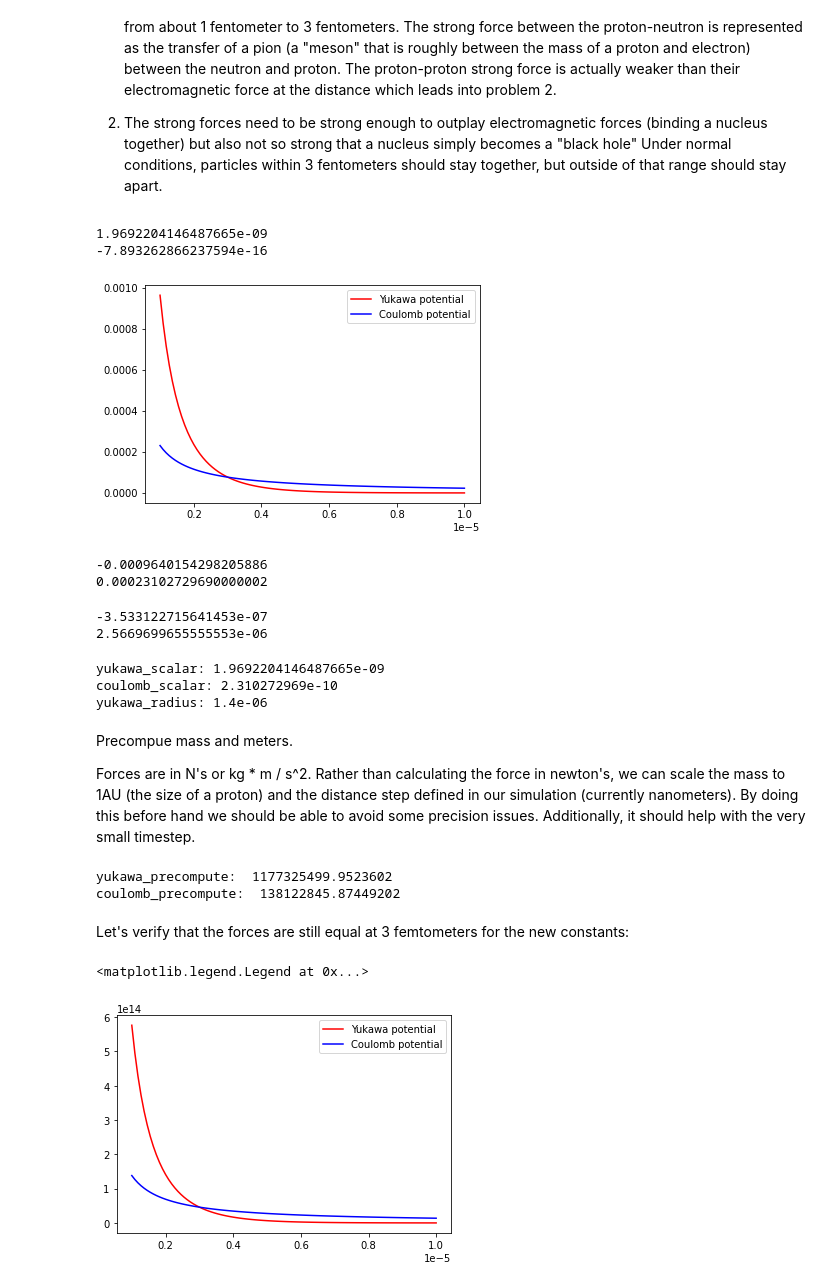
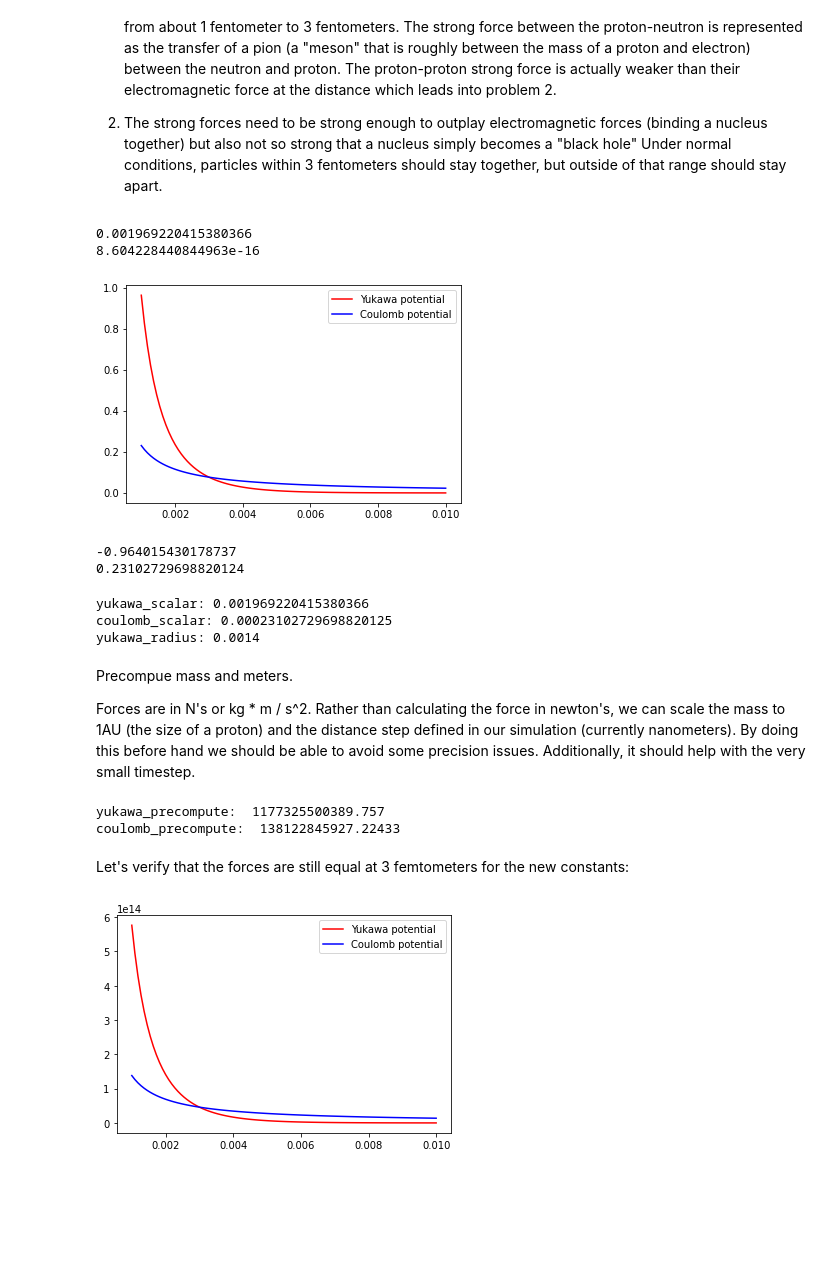
Before and after one commit to IoannisYpsilantis/particle-sim, a Jupyter notebook: equations.ipynb, the cells around one changed output. Cells and saved outputs as stored; diff of their text form; code cells hidden in the pictures; blank space fills up the shorter version.

```diff
--- a/equations.ipynb
+++ b/equations.ipynb
@@ -5,0 +4,8 @@ This file is mainly for testing some equations and how they grow decay based on
+# %%
+proton_mass = 1.6726219e-27
+distance_scale = 1e-12
+timeStep = 1e-9
+
+scale_factor = 1e-15 / distance_scale
+
+proton_electron_ratio = 1836.15267343
@@ -5,0 +53,3 @@ This file is mainly for testing some equations and how they grow decay based on
+# %%
+scalar = 9e9 * 1.602176634e-19 * 1.602176634e-19 / (distance_scale * distance_scale)
+scalar
@@ -23,18 +75,19 @@ def coulomb_potential(r, scalar, q1, q2):
 C = 1 #Needs to be experimentally determined. Here we'll just force it so that the coloumb and yukawa potentials balance as 3 femtometers.
 
 #I've seen this as 1.4e-15, here I've used 1.4e-3 since radius is in pm right now.
-R = 1.4e-6 #This is the distance we expect the strong force to start becoming very insignificant.
+
+R = 1.4 * scale_factor #This is the distance we expect the strong force to start becoming very insignificant.
 
 #In all equations I think epsilon_0 should hold, given this is a well used constant.
-scalar = 2.310272969e-10
 q1 = 1
 q2 = 1
 # plt.plot(x, y2, label='Coulomb potential')
 
 mod = 1
 
+switch_value = 3 * scale_factor
 while True:
-    error = yukawa_potential(3e-6, C, R) + coulomb_potential(3e-6, scalar, q1, q2)
+    error = yukawa_potential(switch_value, C, R) + coulomb_potential(switch_value, scalar, q1, q2)
     if np.abs(error) < 1e-15 or mod < 1e-10:
         break
     if error > 0:
@@ -46,7 +99,7 @@ while True:
 print(C)
 print(error)
 
-x = np.linspace(1e-6, 10e-6, 100)
+x = np.linspace(1 * scale_factor, 10 * scale_factor, 100)
 y = yukawa_potential(x, C, R)
 plt.plot(x, -y, label='Yukawa potential', color='red')
 
@@ -72,35 +125,25 @@ print(max(y2))
 
 #The exact value needs to be tuned to interplay well with coloumb forces
 # %% [output]
-1.9692204146487665e-09
--7.893262866237594e-16
+0.001969220415380366
+8.604228440844963e-16
-[figure, old version]
+[figure, new version]
--0.0009640154298205886
-0.00023102729690000002
+-0.964015430178737
+0.23102729698820124
-# %%
-print(yukawa_potential(9e-6, C, R))
-
-print(coulomb_potential(9e-5, scalar, q1, q2))
-# %% [output]
--3.533122715641453e-07
-2.5669699655555553e-06
 # %%
 print("yukawa_scalar:", C)
 print("coulomb_scalar:", scalar)
 print("yukawa_radius:", R)
 # %% [output]
-yukawa_scalar: 1.9692204146487665e-09
-coulomb_scalar: 2.310272969e-10
-yukawa_radius: 1.4e-06
+yukawa_scalar: 0.001969220415380366
+coulomb_scalar: 0.00023102729698820125
+yukawa_radius: 0.0014
 # %% [markdown]
 Precompue mass and meters.
 
 Forces are in N's or kg * m / s^2. Rather than calculating the force in newton's, we can scale the mass to 1AU (the size of a proton) and the distance step defined in our simulation (currently nanometers). By doing this before hand we should be able to avoid some precision issues. Additionally, it should help with the very small timestep.
 # %%
-proton_mass = 1.6726219e-27
-distance_scale = 1e-9
 
-proton_electron_ratio = 1836.15267343
 
 C_new = C / proton_mass * distance_scale
 print("yukawa_precompute: ", C_new)
@@ -108,21 +151,23 @@ print("yukawa_precompute: ", C_new)
 scalar_new = scalar / proton_mass * distance_scale
 print("coulomb_precompute: ", scalar_new)
 # %% [output]
-yukawa_precompute:  1177325499.9523602
-coulomb_precompute:  138122845.87449202
+yukawa_precompute:  1177325500389.757
+coulomb_precompute:  138122845927.22433
 # %% [markdown]
 Let's verify that the forces are still equal at 3 femtometers for the new constants:
 # %%
-x = np.linspace(1e-6, 10e-6, 100)
+
+x = np.linspace(1 * scale_factor, 10 * scale_factor, 100)
 
 y = yukawa_potential(x, C_new, R)
 plt.plot(x, -y, label='Yukawa potential', color='red')
 
 y2 = coulomb_potential(x, scalar_new, q1, q2)
 
 plt.plot(x, y2, label='Coulomb potential', color="blue")
 
 plt.legend()
+
+plt.show()
 # %% [output]
-<matplotlib.legend.Legend at 0x...>
-[figure, old version]
+[figure, new version]
```
Also changed, not shown: parts of 16 cells of this notebook, 4 other files.
